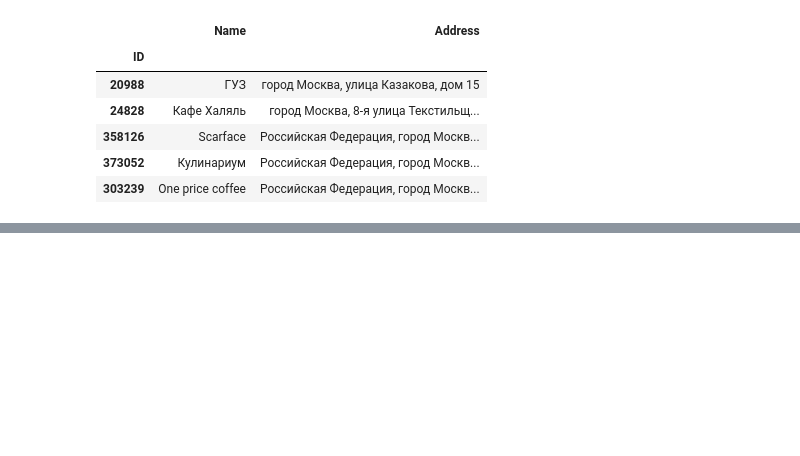
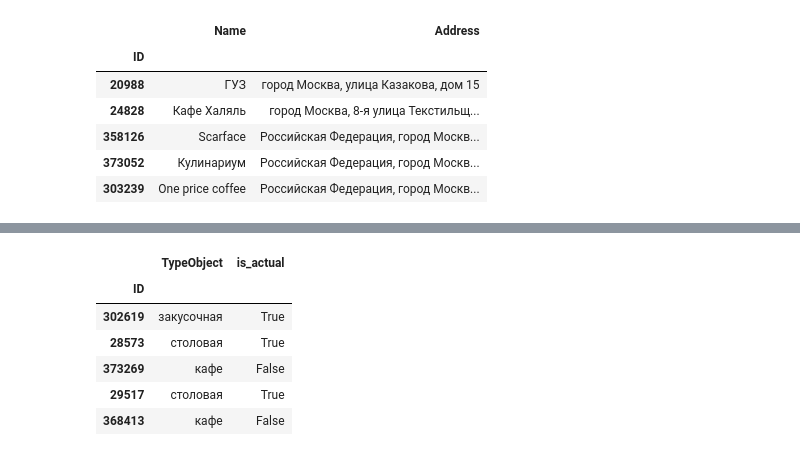
Before and after one commit to gbrs/basics_of_pandas, a Jupyter notebook: 6_5.ipynb, the cells around one changed output, grey strips where cells are left out. Cells and saved outputs as stored; diff of their text form; code cells hidden in the pictures; blank space fills up the shorter version.

```diff
--- a/6_5.ipynb
+++ b/6_5.ipynb
@@ -376,0 +425,11 @@ df.to_csv('6_5_4.csv', index=False)
+# %%
+df_type = pd.read_csv('6_type_property.csv').set_index('ID')
+df_type.head()
+# %% [output]
+|  | TypeObject | is_actual |
+| ID |  |  |
+| 302619 | закусочная | True |
+| 28573 | столовая | True |
+| 373269 | кафе | False |
+| 29517 | столовая | True |
+| 368413 | кафе | False |
```
Also changed, not shown: parts of 11 cells of this notebook.
